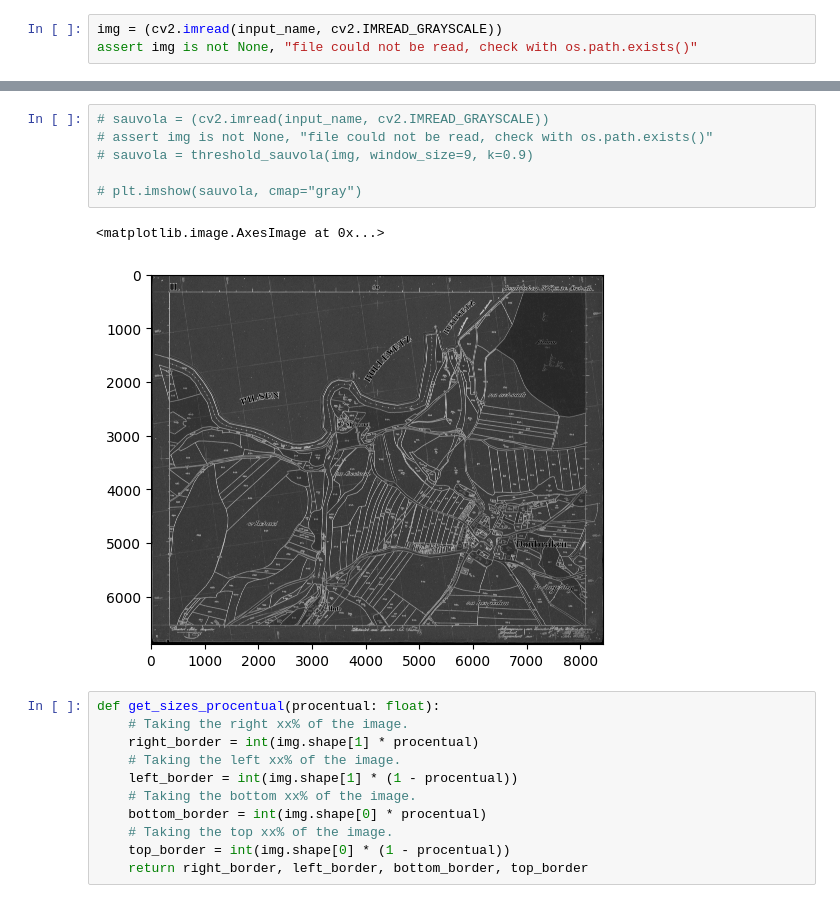
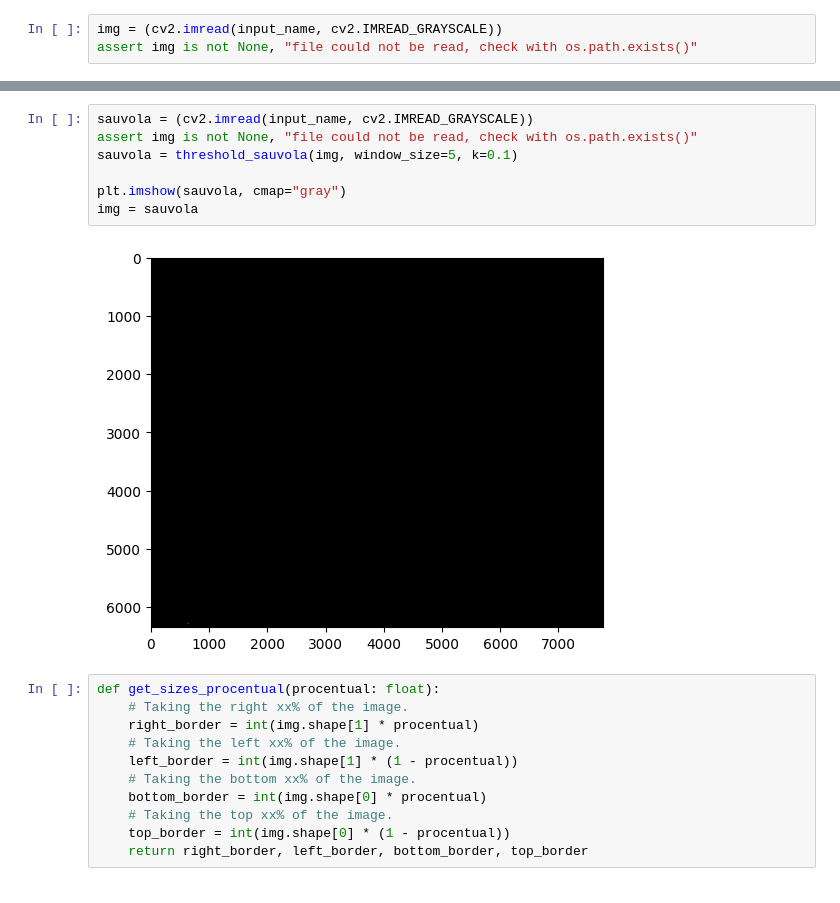
Before and after one commit to danschnurp/kiv-zvi, a Jupyter notebook: SP/experiments.ipynb, the cells around one changed output, grey strips where cells are left out. Cells and saved outputs as stored; diff of their text form.

```diff
--- a/SP/experiments.ipynb
+++ b/SP/experiments.ipynb
@@ -40,12 +38,12 @@ plt.imshow(thresh1, cmap="gray")
 # %%
-# sauvola = (cv2.imread(input_name, cv2.IMREAD_GRAYSCALE))
-# assert img is not None, "file could not be read, check with os.path.exists()"
-# sauvola = threshold_sauvola(img, window_size=9, k=0.9)
+sauvola = (cv2.imread(input_name, cv2.IMREAD_GRAYSCALE))
+assert img is not None, "file could not be read, check with os.path.exists()"
+sauvola = threshold_sauvola(img, window_size=5, k=0.1)
 
-# plt.imshow(sauvola, cmap="gray")
+plt.imshow(sauvola, cmap="gray")
+img = sauvola
 # %% [output]
-<matplotlib.image.AxesImage at 0x...>
-[figure, old version]
+[figure, new version]
 # %%
 def get_sizes_procentual(procentual: float):
     # Taking the right xx% of the image.
```
Also changed, not shown: parts of 9 cells of this notebook.
